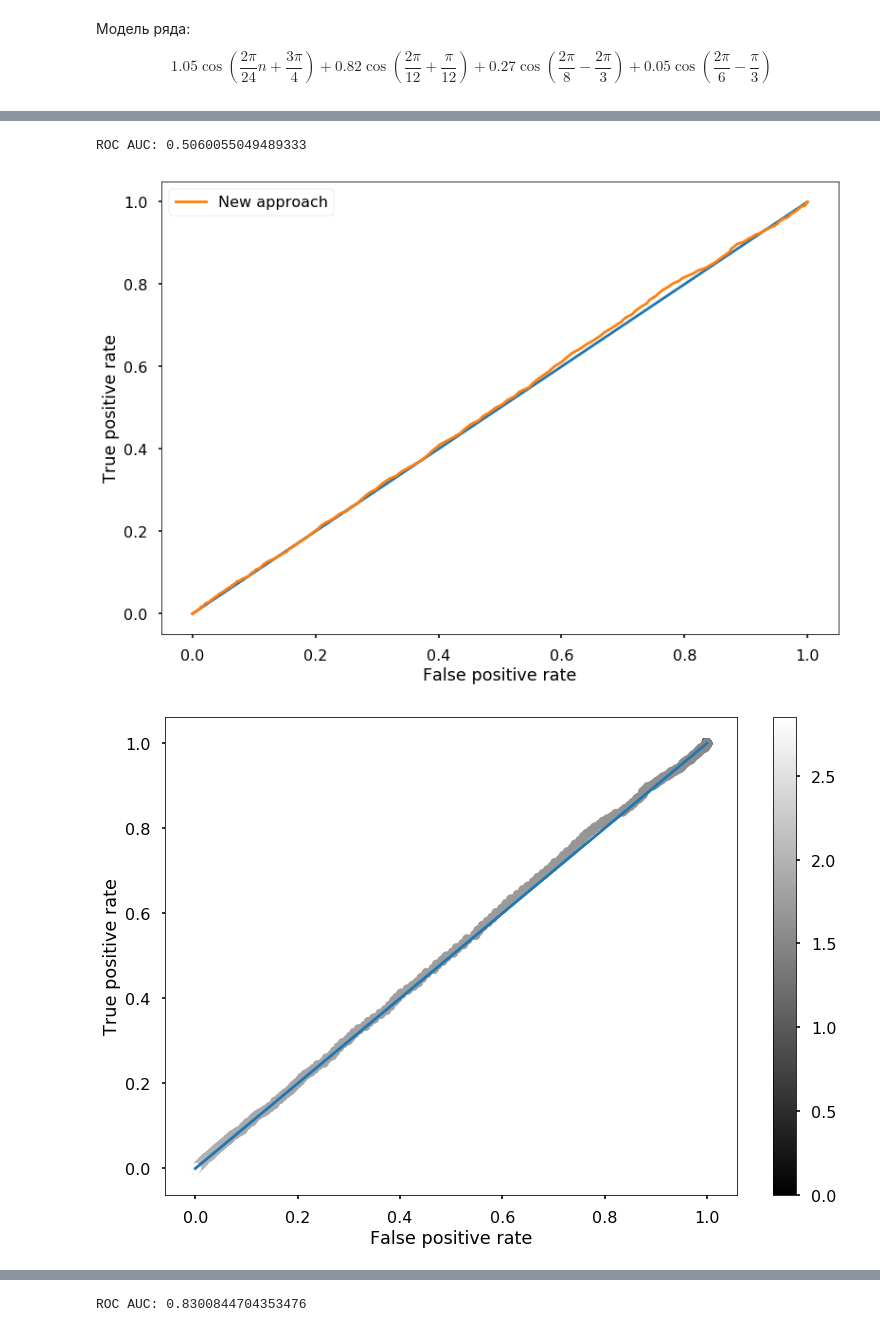
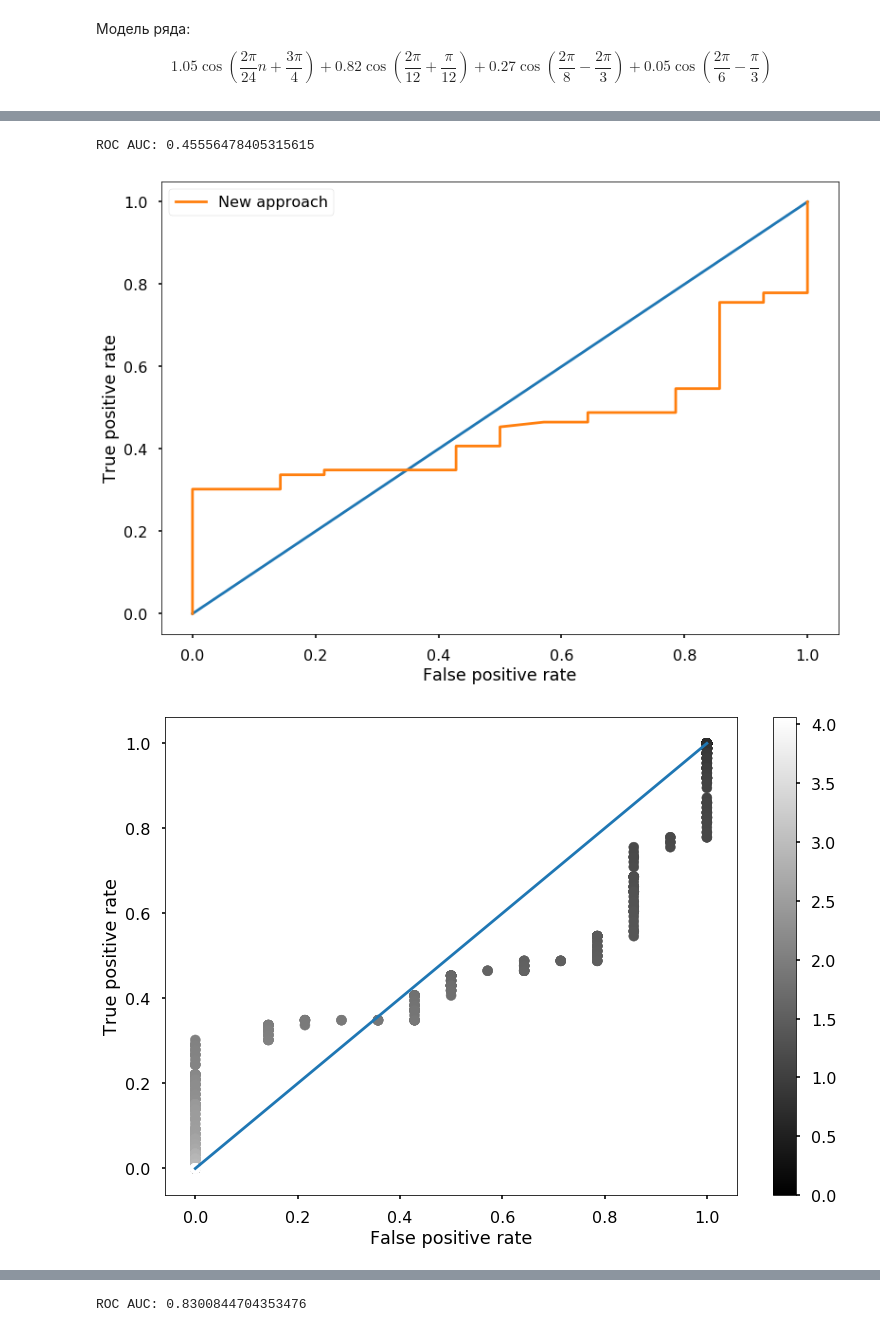
Before and after one commit to Klimmy/nir-ssa, a Jupyter notebook: 3rd semester/Pipeline 2.ipynb, the cells around one changed output, grey strips where cells are left out. Cells and saved outputs as stored; diff of their text form; code cells hidden in the pictures.

Commit message:
changed quality approach

```diff
--- a/3rd semester/Pipeline 2.ipynb
+++ b/3rd semester/Pipeline 2.ipynb
@@ -521,0 +657,6 @@ def get_threshold_list(iterations = 1000,
+# %%
+
+cp_result = confusion_matrix(
+                (np.isnan(actual[thresholds == tr]) == False)*1,
+                (np.isnan(predicted[thresholds == tr]) == False)*1
+            )
@@ -522,14 +805,14 @@ def get_threshold_list(iterations = 1000,
 # %%
 %%time
 
-ITERATIONS = 10000
+ITERATIONS = 100
 CP_PROB = 0.8
 IS_MULTIPLICATIVE = False
 WINDOW = 4
 IS_TREND = False
 CHANGE_TYPE = 'mean'
 APPROACH = 'approximation_mean'
-CHANGE_POINT = 396
+CHANGE_POINT = 394
 
 threshold_list = get_threshold_list(iterations = ITERATIONS,
                                     approach = APPROACH,
@@ -554,7 +837,7 @@ actual, predicted, thresholds = cp_detection_modeling(iterations = ITERATIONS,
                                               change_point = CHANGE_POINT
                                                        )
 
-df_cp = pd.DataFrame({'actual': actual, 'predicted': predicted, 'threshold': thresholds})
+# df_cp = pd.DataFrame({'actual': actual, 'predicted': predicted, 'threshold': thresholds})
 
 precision = []
 recall = []
@@ -563,62 +846,66 @@ average_delay = []
 precision_filter = []
 # test = []
 for tr in threshold_list:
-    cp_result = cp_quality(df_cp.loc[df_cp['threshold'] == tr, 'actual'],
-                           df_cp.loc[df_cp['threshold'] == tr, 'predicted']
-                          )
-    if sum(cp_result[0][:,1]) == 0:
+    cp_result = confusion_matrix(
+                    (np.isnan(actual[thresholds == tr]) == False)*1,
+                    (np.isnan(predicted[thresholds == tr]) == False)*1
+                )
+#     cp_result = cp_quality(df_cp.loc[df_cp['threshold'] == tr, 'actual'],
+#                            df_cp.loc[df_cp['threshold'] == tr, 'predicted']
+#                           )
+    if sum(cp_result[:,1]) == 0:
         precision.append(1)
     else:
-        precision.append(cp_result[0][1,1]/sum(cp_result[0][:,1]))
+        precision.append(cp_result[1,1]/sum(cp_result[:,1]))
 
-    if sum(cp_result[0][1,:]) == 0:
+    if sum(cp_result[1,:]) == 0:
         recall.append(1)
     else:
-        recall.append(cp_result[0][1,1]/sum(cp_result[0][1,:]))
+        recall.append(cp_result[1,1]/sum(cp_result[1,:]))
 
-    if sum(cp_result[0][0,:]) == 0:
+    if sum(cp_result[0,:]) == 0:
         specificity.append(1)
     else:
-        specificity.append(cp_result[0][0,0]/sum(cp_result[0][0,:]))
+        specificity.append(cp_result[0,0]/sum(cp_result[0,:]))
 
-    if cp_result[1]:
-        average_delay.append(np.mean(cp_result[1]))
-        precision_filter.append(True)
-    else:
-        precision_filter.append(False)
+#     if cp_result[1]:
+#         average_delay.append(np.mean(cp_result[1]))
+#         precision_filter.append(True)
+#     else:
+#         precision_filter.append(False)
 
 #     if (recall[-1] >= 0.8) & (recall[-1] <= 0.90):
 #         print(cp_result[0])
 #         print(confusion_matrix(
 #         [(np.isnan(x)==False)*1 for x in df_cp.loc[df_cp['threshold'] == tr, 'actual']],
 #         [(np.isnan(x)==False)*1 for x in df_cp.loc[df_cp['threshold'] == tr, 'predicted']]
 #         ))
 #         print(df_cp.loc[df_cp['threshold'] == tr, 'actual'])
 #         print(df_cp.loc[df_cp['threshold'] == tr, 'predicted'])
 #         print('Recall: {:,.2f} FPR: {:,.2f} Threshold: {:,.2f} Precision: {:,.2f}'.format(recall[-1], 1-specificity[-1], tr, precision[-1]))
 #     test.append(cp_result[0])
 unspecificity = [1-x for x in specificity]
 
 unspecificity_sorted, recall_sorted = (list(t) for t in zip(*sorted(zip(unspecificity, recall))))
 
 print('ROC AUC: {}'.format(np.trapz(recall_sorted, unspecificity_sorted)))
 
 plt.plot(np.linspace(0, 1, 100), np.linspace(0, 1, 100))
 # plt.plot(unspecificity_sorted, recall_sorted, label='Old approach')
 plt.plot(unspecificity_sorted, recall_sorted, label='New approach')
 plt.ylabel('True positive rate')
 plt.xlabel('False positive rate')
 plt.legend()
 # plt.savefig('./fig/approximation_mean_2_roc.png')
 plt.show()
 
 plt.plot(np.linspace(0, 1, 100), np.linspace(0, 1, 100))
 plt.scatter(unspecificity, recall, c=threshold_list, s=100, cmap='gray')
 plt.colorbar()
 plt.ylabel('True positive rate')
 plt.xlabel('False positive rate')
 plt.show()
 # %% [output]
-ROC AUC: 0.5060055049489333
+ROC AUC: 0.45556478405315615
-[figure, old version]
+[figure, new version]
-[figure, old version]
+[figure, new version]
```
Also changed, not shown: parts of 101 cells of this notebook.
